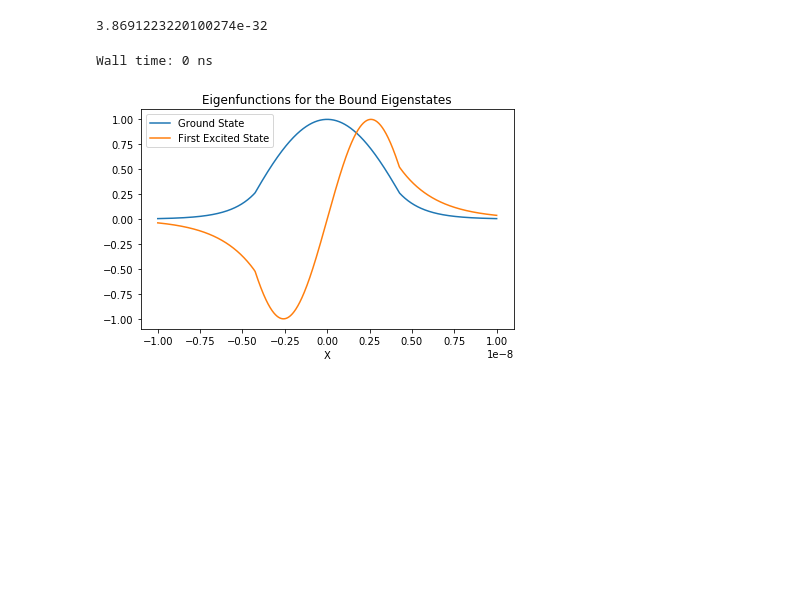
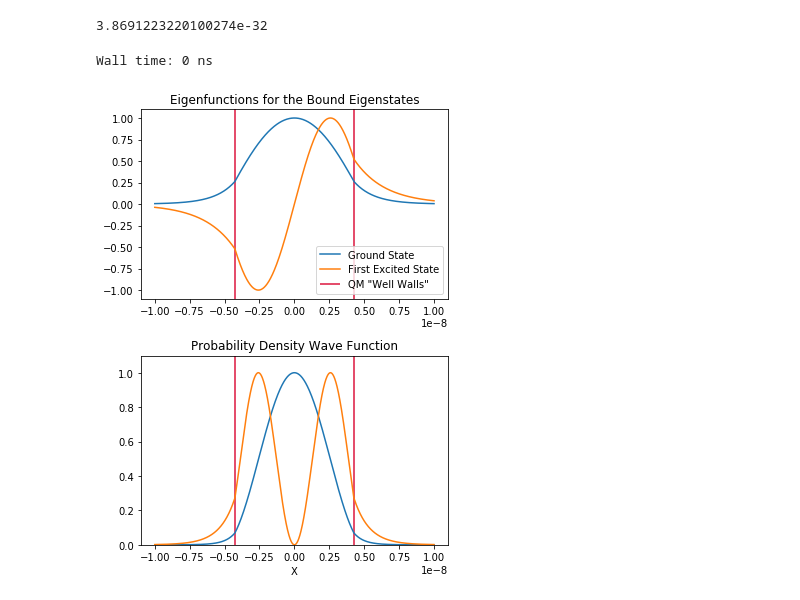
Before and after one commit to AntonGashi/QuantumWellsLab, a Jupyter notebook: Quantum Wells Lab.ipynb, the cells around one changed output. Cells and saved outputs as stored; diff of their text form; code cells hidden in the pictures; blank space fills up the shorter version.

```diff
--- a/Quantum Wells Lab.ipynb
+++ b/Quantum Wells Lab.ipynb
@@ -226,7 +238,7 @@ plt.show()
 # %%
 ###Q5
-width = 5.8687
-x_ = (6.0583-width)/0.4051
+lattice = 5.8687
+x_ = (6.0583-lattice)/0.4051
 print(x_)
 # %% [output]
 0.4680325845470265
@@ -310,7 +322,7 @@ print(e_mass)
 3.8691223220100274e-32
 # %%
 ###wavefunction 5C
-import math
+
 WaveArray = np.linspace(-10e-9,10e-9,1000)
 energy1 = 1.30496504
 energy2 = 2.59249957
@@ -319,50 +331,63 @@ V0 = 0.52*1.6e-19
 
 def g17(WaveArray,energy1,A,e_mass,hbar,V0):
 
-    k1 = 3.06338e8
-    k2 = 6.9622e8
     g17graph = np.zeros(len(WaveArray))
+    k1 = (2/A)*energy1
+    k2 = (2/A)*(np.sqrt((e_mass*(V0)*A**2)/(2*hbar**2)-energy1**2))
+
     for i in range(len(WaveArray)):
 
-        if WaveArray[i] <= (-A/2):
-            g17graph[i] = np.cos(k1*(A/2))*np.exp(k2*(A/2)) * np.exp(k2*WaveArray[i])
+        if WaveArray[i] < (-A/2):
+            g17graph[i] = np.cos(k1*(A/2))*(np.exp(k2*(A/2)))*(np.exp(k2*WaveArray[i]))
 
-        elif (-A/2) <= WaveArray[i] <= (A/2):
+        elif (-A/2) < WaveArray[i] < (A/2):
             g17graph[i] = np.cos(k1*WaveArray[i])
 
         else:
-            g17graph[i] = np.cos(k1*(A/2))*np.exp(k2*(A/2)) * np.exp(-k2*WaveArray[i])
+            g17graph[i] = np.cos(k1*(A/2))*(np.exp(k2*(A/2)))*(np.exp((-k2)*WaveArray[i]))
 
     return g17graph
 
 def g19(WaveArray,energy2,A,e_mass,hbar,V0):
-    k1 = 6.08568e8
-    k2 = 4.581e8
+
+    g19graph = np.zeros(len(WaveArray))
+    k1 = (2/A)*energy2
+    k2 = (2/A)*(np.sqrt((e_mass*(V0)*A**2)/(2*hbar**2)-energy2**2))
 
     for i in range(len(WaveArray)):
 
         if WaveArray[i] <= (-A/2):
-            g19graph[i] = -np.sin(k1*(A/2))*np.exp(k2*(A/2)) * np.exp(k2*WaveArray[i])
+            g19graph[i] = -np.sin(k1*(A/2))*(np.exp(k2*(A/2)))*(np.exp(k2*WaveArray[i]))
 
         elif (-A/2) <= WaveArray[i] <= (A/2):
             g19graph[i] = np.sin(k1*WaveArray[i])
 
         else:
-            g19graph[i] = np.sin(k1*(A/2))*np.exp(k2*(A/2)) * np.exp(-k2*WaveArray[i])
+            g19graph[i] = np.sin(k1*(A/2))*(np.exp(k2*(A/2)))*(np.exp(-k2*WaveArray[i]))
 
     return g19graph
 
+fig, ((ax1),(ax2)) = plt.subplots(2,1,figsize=(5,7))
 
 g17graph = g17(WaveArray,energy1,A,e_mass,hbar,V0)
 g19graph = g19(WaveArray,energy2,A,e_mass,hbar,V0)
-plt.plot(WaveArray,g17graph,label = 'Ground State')
-plt.plot(WaveArray,g19graph, label = 'First Excited State')
-plt.title('Eigenfunctions for the Bound Eigenstates')
+ax1.plot(WaveArray,g17graph,label = 'Ground State')
+ax1.plot(WaveArray,g19graph, label = 'First Excited State')
+ax1.set_title('Eigenfunctions for the Bound Eigenstates')
+ax1.vlines(-A/2,-1.1,1.1,color='crimson',label = 'QM "Well Walls"')
+ax1.vlines(A/2,-1.1,1.1,color='crimson')
+ax1.set_ylim(-1.1,1.1)
+ax1.legend()
+ax2.plot(WaveArray,(abs(g17graph))**2)
+ax2.plot(WaveArray,(abs(g19graph))**2)
+ax2.vlines(-A/2,0,1.1,color='crimson')
+ax2.vlines(A/2,0,1.1,color='crimson')
+ax2.set_ylim(0,1.1)
+ax2.set_title('Probability Density Wave Function')
 plt.xlabel('X')
-plt.legend()
 plt.tight_layout()
 plt.plot()
 %time
 # %% [output]
 Wall time: 0 ns
-[figure, old version]
+[figure, new version]
```
Also changed, not shown: parts of 2 cells of this notebook.
